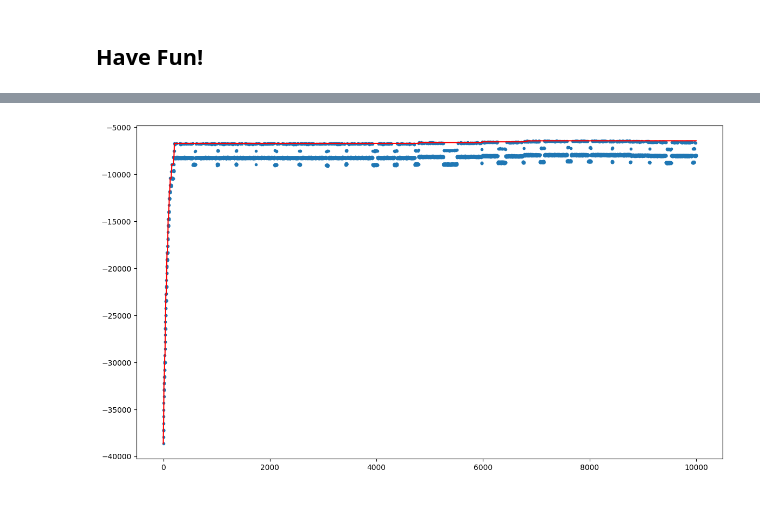
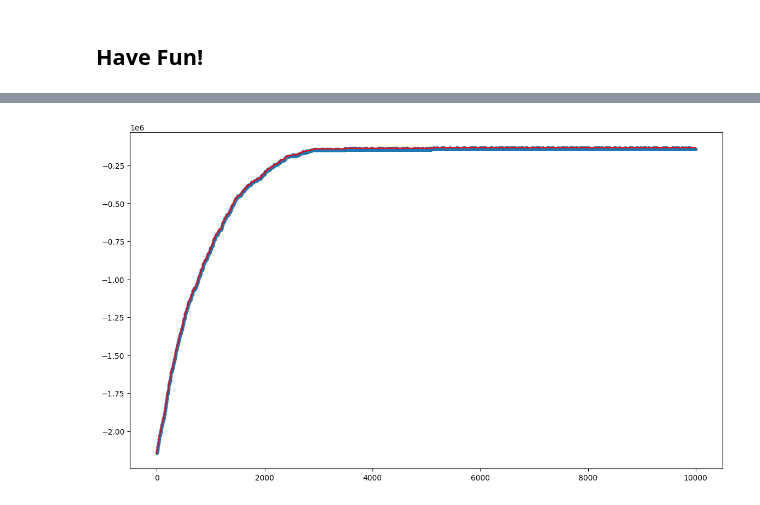
Before and after one commit to GDennis01/CI2024_lab1, a Jupyter notebook: set-cover.ipynb, the cells around one changed output, grey strips where cells are left out. Saved outputs shown, nothing was run; the diff lists cells and outputs as text; code cells hidden in the pictures.

```diff
--- a/set-cover.ipynb
+++ b/set-cover.ipynb
@@ -57,6 +85,13 @@ def valid(solution):
 def cost(solution):
     """Returns the cost of a solution (to be minimized)"""
     return COSTS[solution].sum()
+def scatter_plot(x:np.ndarray,y:np.ndarray,max_line:np.ndarray | None=None):
+    plt.figure(figsize=(14, 8))
+    if max_line:
+        plt.plot(x,max_line,color="red")
+
+    plt.scatter(x, y, marker=".")
+    plt.show()
 # %% [markdown]
 ## Have Fun!
 # %%
@@ -86,6 +128,7 @@ def multiple_mutation_tweak(solution:np.ndarray)->np.ndarray:
 def fitness(solution:np.ndarray):
     return (valid(solution),-cost(solution))
 # %%
+sim_ann_counter = 0
 def simulated_annealing(f_cur_sol:np.ndarray,f_tweaked_sol:np.ndarray,temperature: np.float64) -> np.float64:
     """
     f_cur_sol: fitness of tweaked sol
@@ -94,38 +137,55 @@ def simulated_annealing(f_cur_sol:np.ndarray,f_tweaked_sol:np.ndarray,temperatur
     return: true if accepting a worsening solution
     """
     worse_p = np.exp(-(f_cur_sol-f_tweaked_sol)/temperature)
-    # print("--")
     ic(f_cur_sol-f_tweaked_sol)
     ic(-(f_cur_sol-f_tweaked_sol)/temperature)
     ic(f_cur_sol)
     ic(f_tweaked_sol)
     ic(worse_p)
-    is_accept = np.random.random() <= worse_p
+    is_accept = random_gen.random() <= worse_p
     ic(is_accept)
     if is_accept:
-        print(f'Temp:{temperature} prob:{worse_p*100}')
+        ic(f'Temp:{temperature} prob:{worse_p*100}')
+        global sim_ann_counter
+        sim_ann_counter+=1
+
     return is_accept
 
 def new_starting_pos(best):
 	if best is None:
-		return np.random.random((NUM_SETS,)) <0.5
+		return random_gen.random((NUM_SETS,)) <0.5
 	else:
 		return best
 # %%
 solution = rng.random(NUM_SETS) < 0.5
-solution_fitness = fitness(solution)
+
+
+solution_fitness = ic(fitness(solution))
 history=[solution_fitness[1]]
-# history_accepted =[solution_fitness[1]]
 history_accepted =[(0,solution_fitness[1])]
 
-STARTING_VALUE_TEMP = 0.5
-# STARTING_VALUE_TEMP = 0.00001
+# These values have been found by trial and error. A cross validation approach however might be better
+# STARTING_VALUE_TEMP = 0.5
+STARTING_VALUE_TEMP = 10
+# INC_VALUE = STARTING_VALUE_TEMP
+INC_VALUE = 1
+# RESTART_THRESHOLD = 0.87
+RESTART_THRESHOLD = 0.992
+
+
 temperature = STARTING_VALUE_TEMP
-temp_threshold_restart = temperature*10
-INC_VALUE = STARTING_VALUE_TEMP
 
 best_sol_so_far = solution
+fitness_best_sol_so_far = fitness(best_sol_so_far)
+restart_counter = 0
+sim_ann_counter=0
+
 # tweak=multiple_mutation_tweak
+thresholds = list()
+starting_sol = solution
+
+# tweak = probabilistic_tweak
+
 ic.disable()
 for steps in tqdm(range(N_STEPS)):
     # print(f'Iterazione {steps}--------')
@@ -134,40 +194,41 @@ for steps in tqdm(range(N_STEPS)):
     ic(new_solution)
     f_newsol = fitness(new_solution)
     history.append(f_newsol[1])
-    if  f_newsol>solution_fitness or ( f_newsol[0] and simulated_annealing(solution_fitness[1],f_newsol[1],temperature)) :
-        if f_newsol > fitness(best_sol_so_far):
+    if  f_newsol[0] and f_newsol>solution_fitness or (  f_newsol[0] and simulated_annealing(solution_fitness[1],f_newsol[1],temperature)) :
+        # Saving the best solution so far in case the worsening process goes awry
+        if f_newsol > fitness_best_sol_so_far:
             best_sol_so_far = new_solution
+            fitness_best_sol_so_far = fitness(best_sol_so_far)
+
         solution=new_solution
         solution_fitness =  fitness(solution)
+
+        # if a new solution has been accepted, we restart the temperature
+        temperature = STARTING_VALUE_TEMP
+
+
+        # ic.enable()
+        # If the ratio between the new solution and the best solution so far is less than RESTART_THRESHOLD, then I restart from the best solution
+        if (solution_fitness[1] != 0 and fitness_best_sol_so_far[1]/solution_fitness[1]) < RESTART_THRESHOLD:
+            ic(f'Restarted!')
+            restart_counter+=1
+            solution = best_sol_so_far
+            solution_fitness=fitness(solution)
+
+        # ic.disable()
         history_accepted.append((steps,solution_fitness[1]))
-        # temperature= temperature -INC_VALUE if temperature >=0.1 else temperature
-        temperature = STARTING_VALUE_TEMP
         ic(fitness(new_solution))
     else:
         temperature+= INC_VALUE
+ic.enable()
 
-    # print(f'--------')
-ic.enable()
+ic(sim_ann_counter)
+ic(restart_counter)
 ic(fitness(solution))
 ic(fitness(best_sol_so_far))
 ic(history.index(fitness(solution)[1]))
 ic(history.index(fitness(best_sol_so_far)[1]))
-plt.figure(figsize=(14, 8))
-plt.plot(
-    range(len(history),),
-    [max(history[: i + 1]) for i in range(len(history))],
-    color="red",
-)
-plt.scatter(range(len(history)), history, marker=".")
-plt.show()
 
-plt.figure(figsize=(14, 8))
-# plt.plot(
-#     range(len(history_accepted),),
-#     [max(history_accepted[: i + 1]) for i in range(len(history_accepted))],
-#     color="red",
-# )
-# plt.scatter(range(len(history_accepted)), history_accepted, marker=".")
-plt.scatter([elem[0] for elem in history_accepted], [elem[1] for elem in history_accepted] , marker=".")
-plt.show()
+scatter_plot(range(len(history)),history,[max(history[: i + 1]) for i in range(len(history))])
+scatter_plot([elem[0] for elem in history_accepted], [elem[1] for elem in history_accepted])
 # %% [output]
@@ -195 +242 @@ ic| history.index(fitness(best_sol_so_far)[1]): 7148
-[figure, old version]
+[figure, new version]
```
Also changed, not shown: parts of 6 cells of this notebook, 2 other files.
